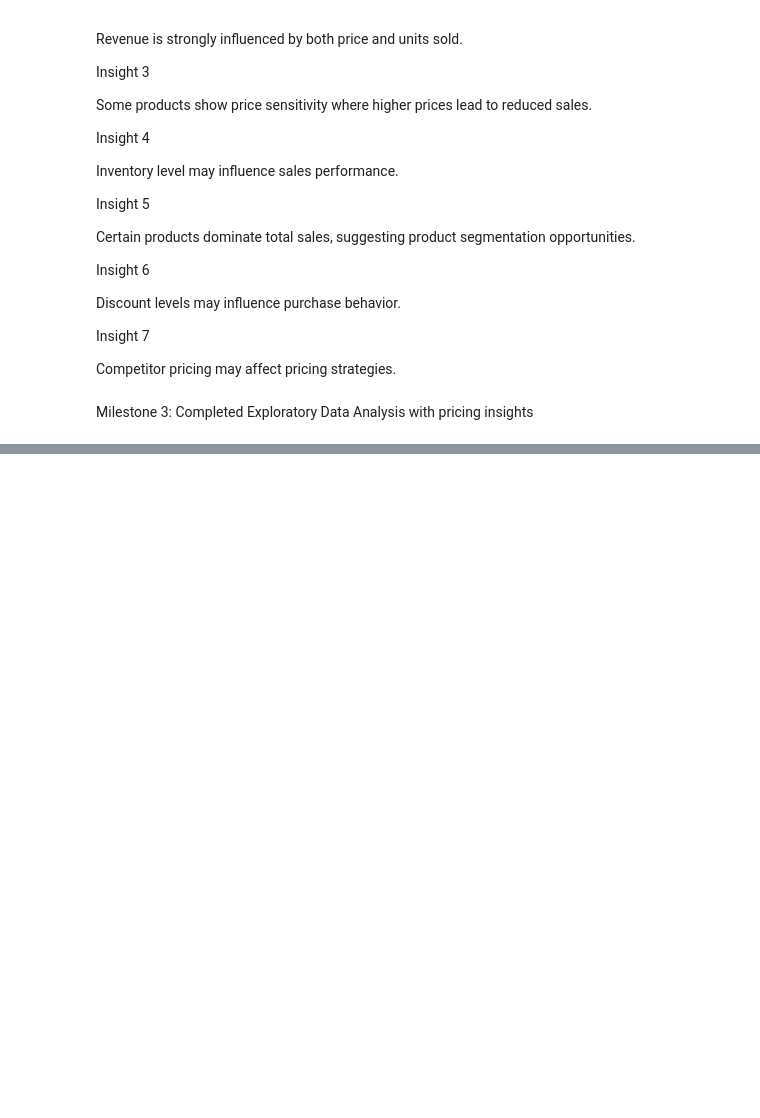
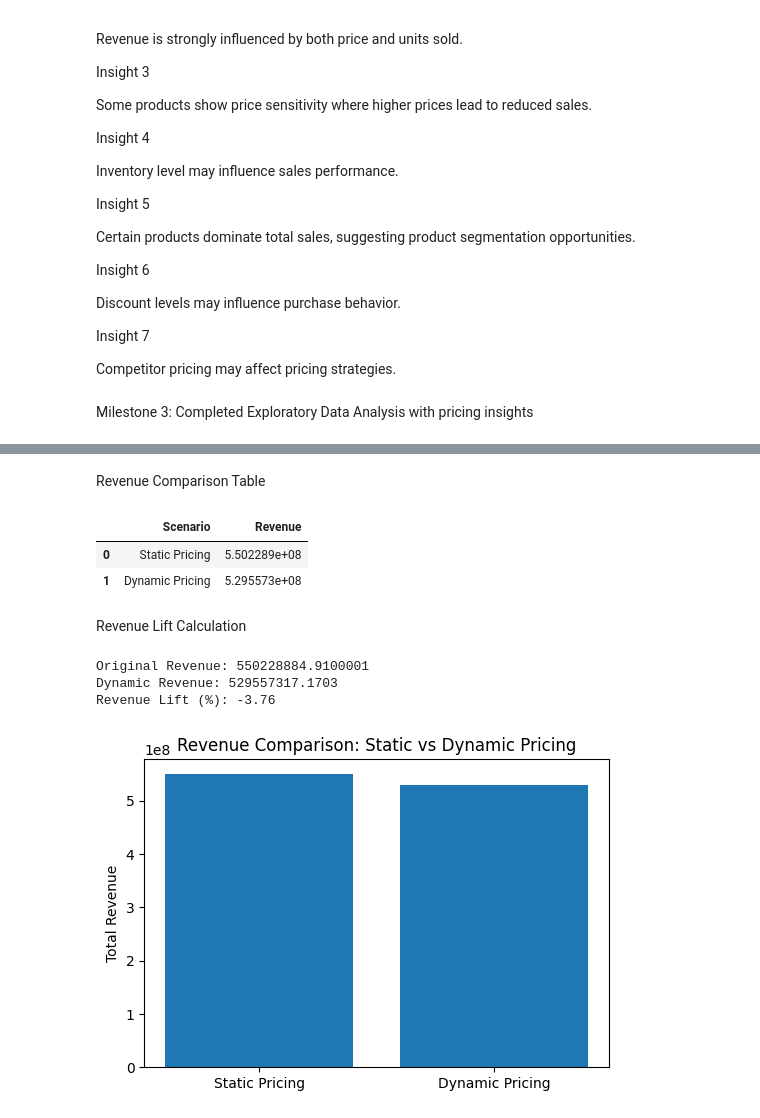
Before and after one commit to Aswinpb/AI_Price_Optima, a Jupyter notebook: notebooks/aswin_eda.ipynb, the cells around one changed output, grey strips where cells are left out. Cells and saved outputs as stored; diff of their text form; code cells hidden in the pictures; blank space fills up the shorter version.

```diff
--- a/notebooks/aswin_eda.ipynb
+++ b/notebooks/aswin_eda.ipynb
@@ -268,0 +404,38 @@ Milestone 3: Completed Exploratory Data Analysis with pricing insights
+# %% [markdown]
+Revenue Comparison Table
+# %%
+comparison = pd.DataFrame({
+    "Scenario": ["Static Pricing", "Dynamic Pricing"],
+    "Revenue": [original_revenue, new_revenue]
+})
+
+comparison
+# %% [output]
+|  | Scenario | Revenue |
+| 0 | Static Pricing | 5.502289e+08 |
+| 1 | Dynamic Pricing | 5.295573e+08 |
+# %% [markdown]
+Revenue Lift Calculation
+# %%
+print("Original Revenue:", original_revenue)
+print("Dynamic Revenue:", new_revenue)
+print("Revenue Lift (%):", round(revenue_lift,2))
+# %% [output]
+Original Revenue: 550228884.9100001
+Dynamic Revenue: 529557317.1703
+Revenue Lift (%): -3.76
+# %%
+import matplotlib.pyplot as plt
+
+labels = ["Static Pricing", "Dynamic Pricing"]
+values = [original_revenue, new_revenue]
+
+plt.figure(figsize=(6,4))
+plt.bar(labels, values)
+
+plt.title("Revenue Comparison: Static vs Dynamic Pricing")
+plt.ylabel("Total Revenue")
+
+plt.show()
+# %% [output]
+[figure, added]
```
Also changed, not shown: parts of 32 cells of this notebook.
